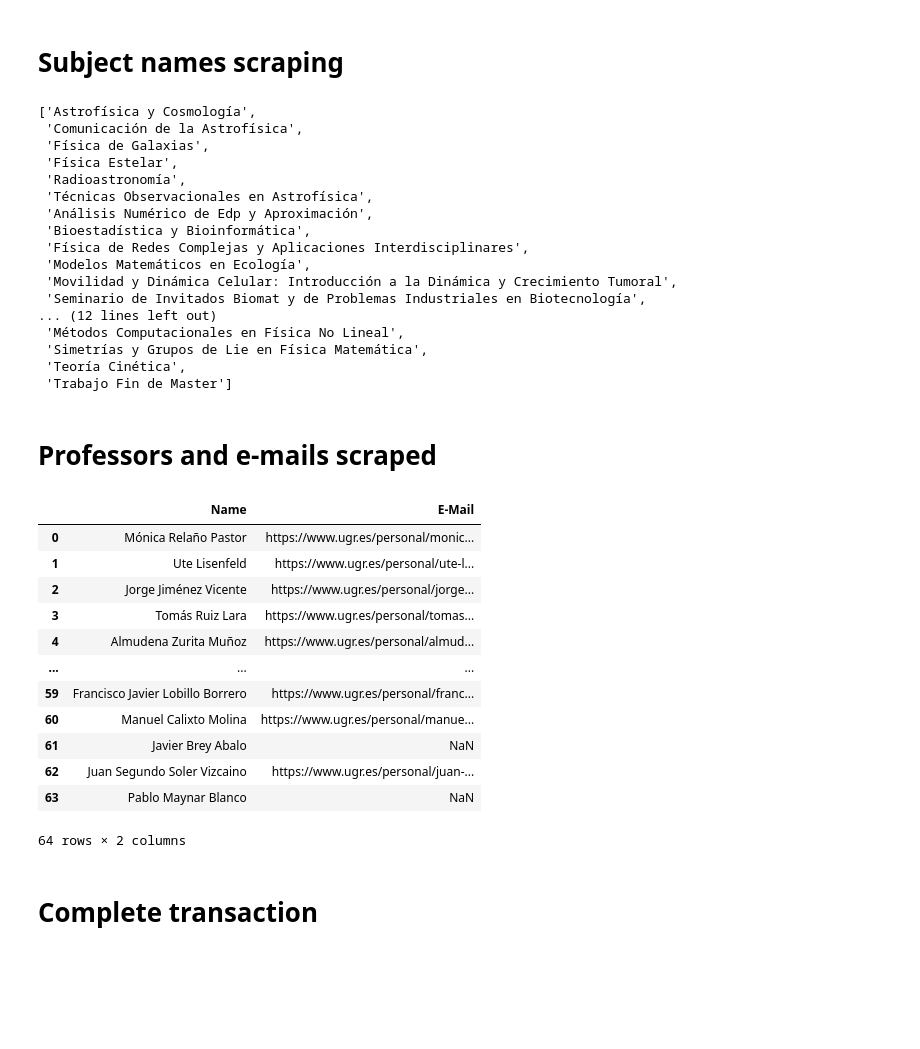
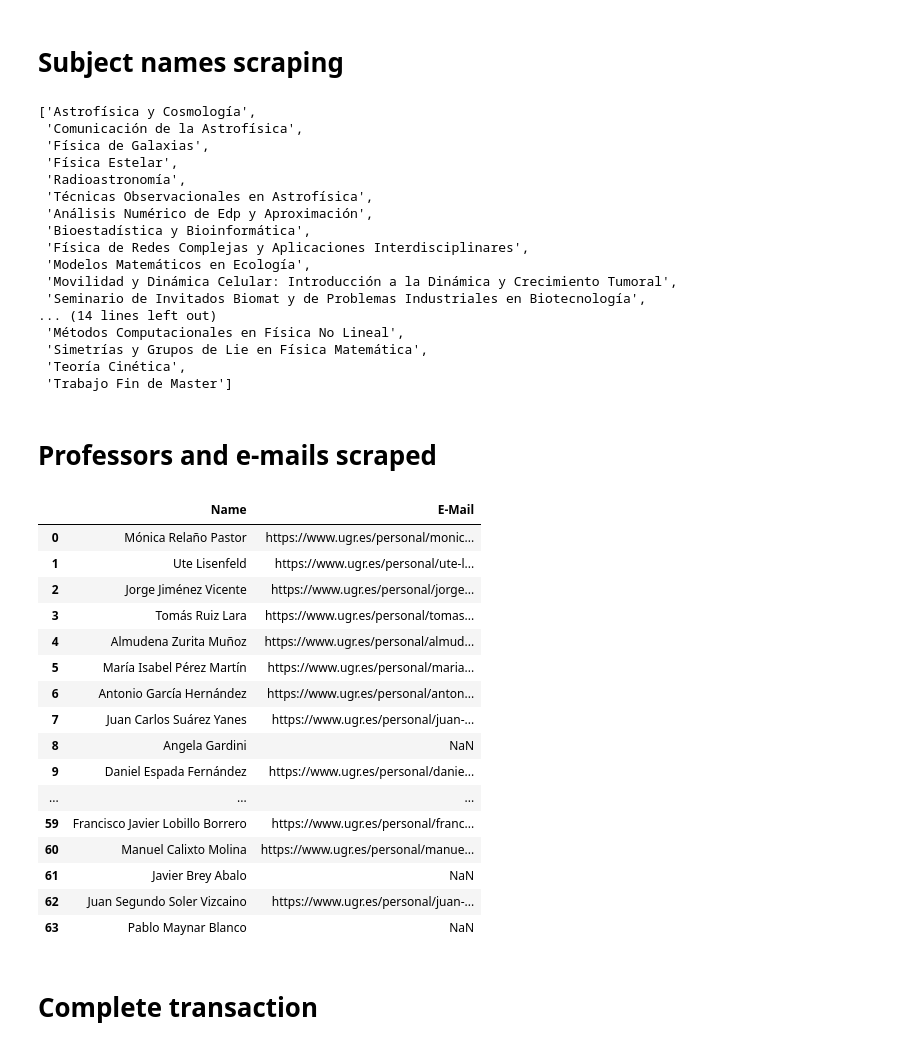
Before and after one commit to mlr58/Web-Scraping-Projects, a Jupyter notebook: master_info_scraping.ipynb, the cells around one changed output. Cells and saved outputs as stored; diff of their text form; code cells hidden in the pictures; blank space fills up the shorter version.

```diff
--- a/master_info_scraping.ipynb
+++ b/master_info_scraping.ipynb
@@ -21,7 +21,7 @@ html = html_bytes.decode("utf-8")
 # %% [markdown]
 # Subject names scraping
 # %%
-subjects_pattern = '''<td>([A-Za-zÁÉÍÓÚáéíóúÑñ:\n ]*)</td>'''
+subjects_pattern = '''<td>([A-Za-zÁÉÍÓÚáéíóúÑñ:\.,\n ]*)</td>'''
 subjects = [x.replace('\n', '').strip() for x in re.findall(subjects_pattern, html)]
 subjects
 # %% [output]
@@ -37,7 +37,7 @@ subjects
  'Modelos Matemáticos en Ecología',
  'Movilidad y Dinámica Celular: Introducción a la Dinámica y Crecimiento Tumoral',
  'Seminario de Invitados Biomat y de Problemas Industriales en Biotecnología',
-... (12 lines left out)
+... (14 lines left out)
  'Métodos Computacionales en Física No Lineal',
  'Simetrías y Grupos de Lie en Física Matemática',
  'Teoría Cinética',
@@ -47,39 +47,43 @@ subjects
 # %%
 elements = re.findall('<li>([a-zA-ZÁÉÍÓÚáéíóúñüÜ0-9 <>/:/\.\-\="\n]*)</li>', html)
 elements = [x.strip().replace('\n', '') for x in elements]
 elements = [re.split('</li> *<li>', x) for x in elements]
 for i in range(len(elements)):
     elements.extend(elements[0])
     elements.remove(elements[0])
 elements = [x.strip().replace('  ', ' ') for x in elements]
 elements = elements[3:]
 elements = [divide(x) for x in elements]
 emails = []
 for i in range(len(elements)):
     try:
         emails.append(elements[i][1])
     except:
         emails.append(np.nan)
 
 names = pd.DataFrame([x[0] for x in elements], columns=['Name'])
 emails = pd.DataFrame(emails, columns=['E-Mail'])
 
 data = pd.concat([names, emails], axis=1)
-data
+display(data)
 # %% [output]
 |  | Name | E-Mail |
 | 0 | Mónica Relaño Pastor | https://www.ugr.es/personal/monic... |
 | 1 | Ute Lisenfeld | https://www.ugr.es/personal/ute-l... |
 | 2 | Jorge Jiménez Vicente | https://www.ugr.es/personal/jorge... |
 | 3 | Tomás Ruiz Lara | https://www.ugr.es/personal/tomas... |
 | 4 | Almudena Zurita Muñoz | https://www.ugr.es/personal/almud... |
+| 5 | María Isabel Pérez Martín | https://www.ugr.es/personal/maria... |
+| 6 | Antonio García Hernández | https://www.ugr.es/personal/anton... |
+| 7 | Juan Carlos Suárez Yanes | https://www.ugr.es/personal/juan-... |
+| 8 | Angela Gardini | NaN |
+| 9 | Daniel Espada Fernández | https://www.ugr.es/personal/danie... |
 | ... | ... | ... |
 | 59 | Francisco Javier Lobillo Borrero | https://www.ugr.es/personal/franc... |
 | 60 | Manuel Calixto Molina | https://www.ugr.es/personal/manue... |
 | 61 | Javier Brey Abalo | NaN |
 | 62 | Juan Segundo Soler Vizcaino | https://www.ugr.es/personal/juan-... |
 | 63 | Pablo Maynar Blanco | NaN |
-64 rows × 2 columns
 # %% [markdown]
 # Complete transaction
 # %%
```
Also changed, not shown: parts of 5 cells of this notebook.
